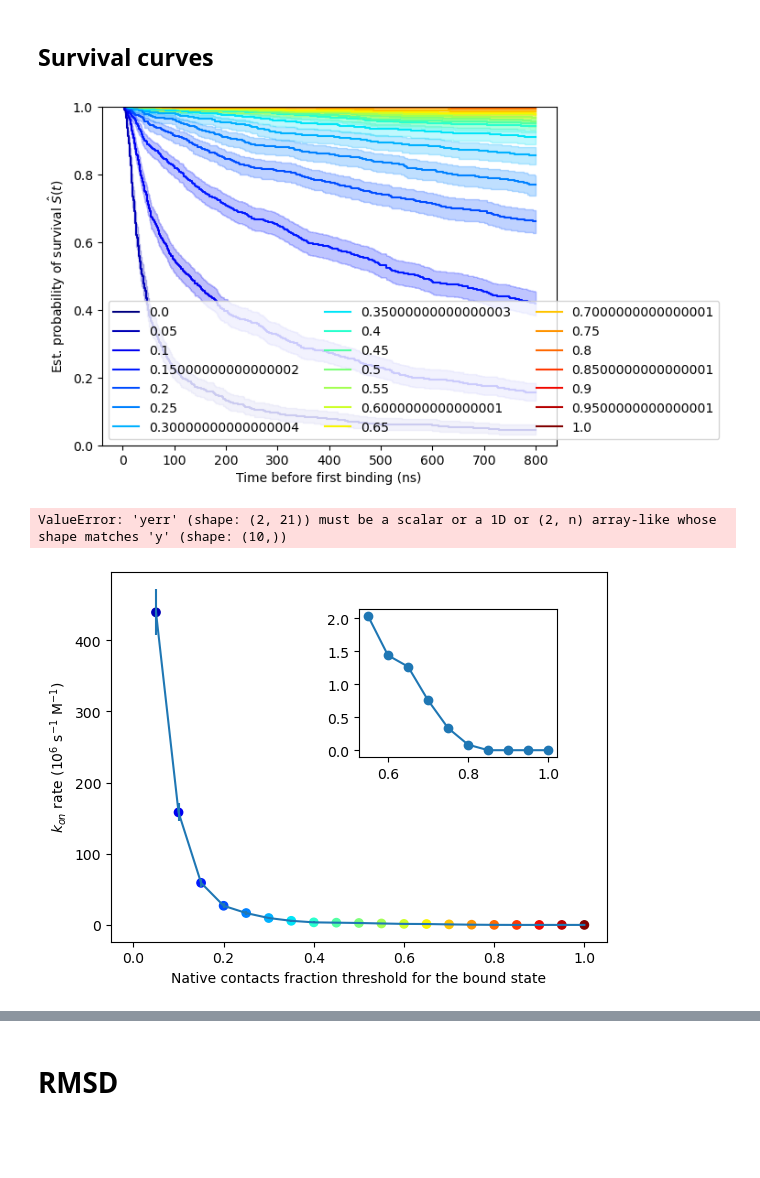
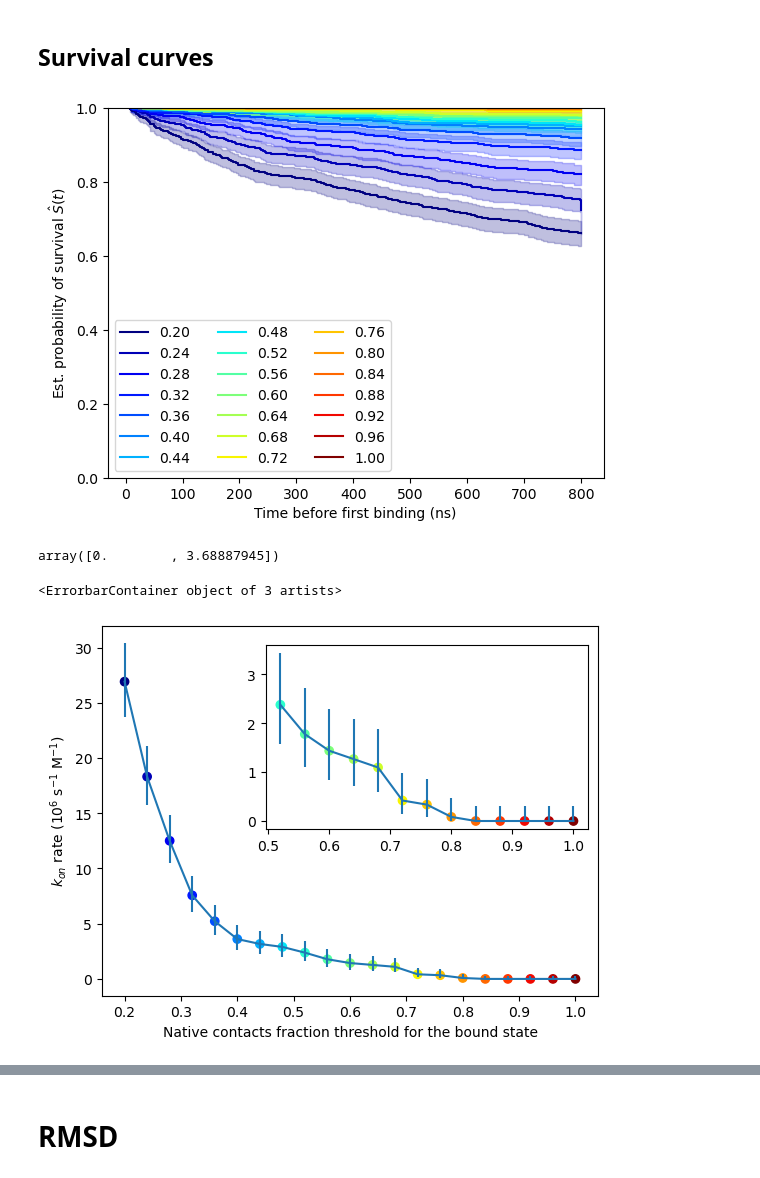
Before and after one commit to giorginolab/sh2-som, a Jupyter notebook: 2-survival-plots.ipynb, the cells around one changed output, grey strips where cells are left out. Cells and saved outputs as stored; diff of their text form; code cells hidden in the pictures; blank space fills up the shorter version.

```diff
--- a/2-survival-plots.ipynb
+++ b/2-survival-plots.ipynb
@@ -79,8 +76,11 @@ def df2surv(df, thrs, column, less_is_bound=False):
     for thr in thrs:
         df["Bound"]=df[column]<=thr if less_is_bound else df[column]>=thr
         dft = df.groupby("Trajectory")
+        # For each threshold
         for trn,trdf in dft:
+            # Final time, censored
             tmp = (False, trdf["Frame"].max())
+            # But if there is a bound frame, take it as an event
             mintbound = trdf.loc[trdf["Bound"],"Frame"].min()
             if not np.isnan(mintbound):
                 tmp = (True, mintbound)
@@ -92,8 +92,12 @@ def df2surv(df, thrs, column, less_is_bound=False):
 
 def ulmCI(k):
     import scipy
-    return np.array([scipy.stats.chi2.ppf(.025,2*k)/2,
+    r= np.array([scipy.stats.chi2.ppf(.025,2*k)/2,
                      scipy.stats.chi2.ppf(.975,2*(k+1))/2])
+    if k==0:
+        # overwrite NAN
+        r[0]=0
+    return r
 
 
 def plot_surv(rmsd_surv_all):
@@ -105,7 +109,7 @@ def plot_surv(rmsd_surv_all):
             rmsd_surv["Status"], rmsd_surv["Time"], conf_type="log-log"
         )
         plt.step(time, survival_prob, where="post",
-                color=colors[i], label=thr)
+                color=colors[i], label=f"{thr:.2f}")
         plt.fill_between(time, conf_int[0], conf_int[1],
                         color=colors[i],
                         alpha=0.25, step="post")
@@ -132,3 +136,15 @@ def surv2rates(rmsd_surv_all):
     rmsd_rates["Dklow"]=rmsd_rates.kon-rmsd_rates.klow
     rmsd_rates["Dkhigh"]=rmsd_rates.khigh-rmsd_rates.kon
     return rmsd_rates
+
+def expfun1(t, tau):
+    return np.exp(-t/tau)
+
+def expfun2(t, A, tau1, tau2):
+    return A*np.exp(-t/tau1)+(1-A)*np.exp(-t/tau2)
+
+def expfunC(t, A, tau1):
+    return A+(1-A)*np.exp(-t/tau1)
+
+def expfun2C(t, A, B, tau1, tau2):
+    return A*np.exp(-t/tau1)+B*np.exp(-t/tau2)+(1-A-B)
@@ -171,7 +191,7 @@ nc_df
 | 793 | 17.108917 | /Users/toni/work/sh2-reconstructe... | 771 | 793 | 0.052161 |
 599099 rows × 5 columns
 # %%
-nc_thrs = np.linspace(0,1,21)
+nc_thrs = np.linspace(0.2,1,41)
 #nc_thrs = [.05, .1, .2, .3, .4]
 
 nc_sens = df2sens(nc_df, nc_thrs, "NCF")
@@ -184,25 +204,30 @@ plot_sens(nc_sens)
 nc_surv_all = df2surv(nc_df, nc_thrs, "NCF")
 plot_surv(nc_surv_all)
 # %% [output]
-[figure, old version]
+[figure, new version]
+# %%
+ulmCI(0)
+# %% [output]
+array([0.        , 3.68887945])
 # %%
 nc_rates = surv2rates(nc_surv_all)
 rates = nc_rates
 
 colors = pl.cm.jet(np.linspace(0,1,len(rates)))
 ax=plt.subplot(1,1,1)
 ax.scatter(rates.Threshold, rates.kon, color=colors)
 rerr = rates.iloc[:,6:8].to_numpy().T
 ax.errorbar(rates.Threshold, rates.kon, yerr=rerr)
 ax.set_xlabel("Native contacts fraction threshold for the bound state")
 ax.set_ylabel("$k_{on}$ rate ($10^6$ s$^{-1}$ M$^{-1}$)")
 
-ax2 = ax.inset_axes([.5, .5, .4, .4 ])
+ax2 = ax.inset_axes([.33, .45, .65, .5 ])
 #ax2.yaxis.tick_right()
 #ax2.yaxis.set_label_position("right")
-rates_ss = rates.loc[rates.Threshold>0.4]
-ax2.scatter(rates_ss.Threshold, rates_ss.kon)
-ax2.errorbar(rates_ss.Threshold, rates_ss.kon, yerr=rerr)
+_ = rates.Threshold >= 0.5
+rates_ss = rates.loc[_]
+ax2.scatter(rates_ss.Threshold, rates_ss.kon, color=colors[_])
+ax2.errorbar(rates_ss.Threshold, rates_ss.kon, yerr=rerr[:,_])
 # %% [output]
-ValueError: 'yerr' (shape: (2, 21)) must be a scalar or a 1D or (2, n) array-like whose shape matches 'y' (shape: (10,))
+<ErrorbarContainer object of 3 artists>
-[figure, old version]
+[figure, new version]
```
Also changed, not shown: parts of 20 cells of this notebook.
